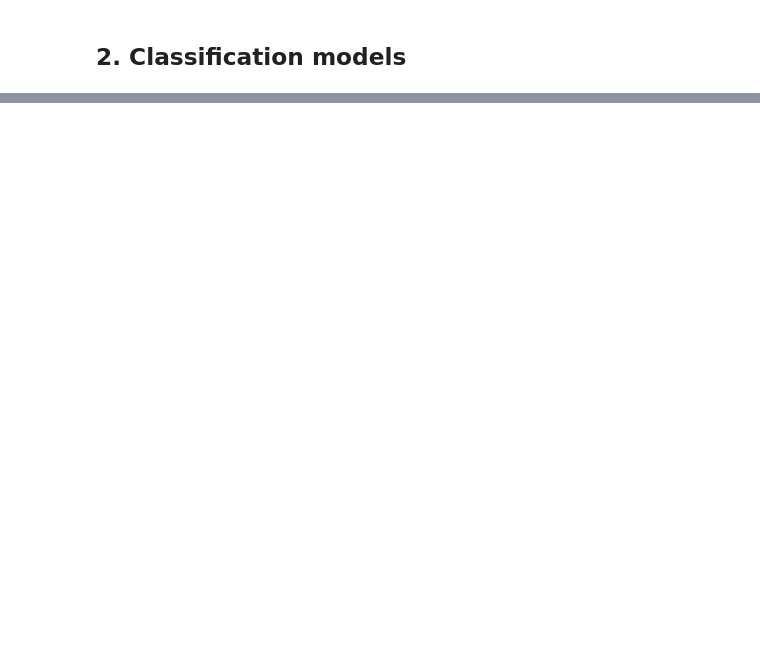
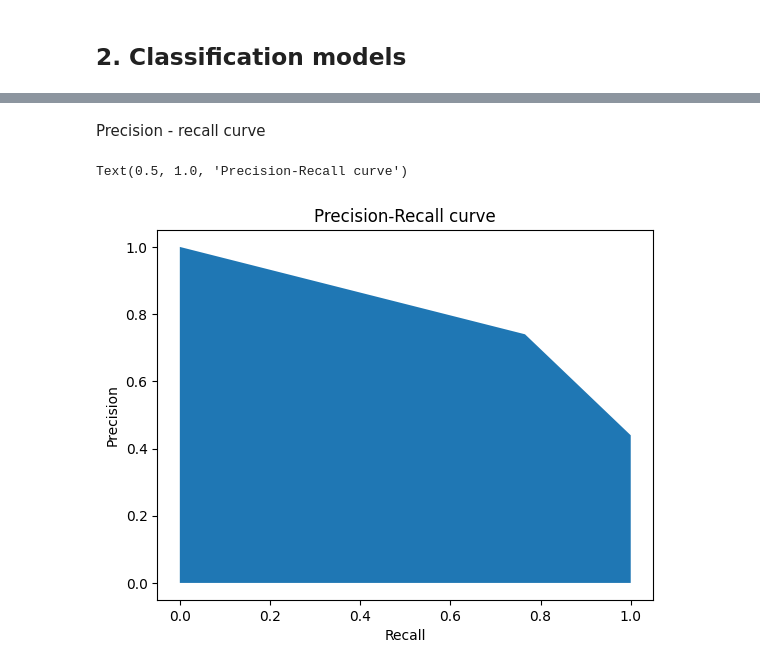
Before and after one commit to wpartycja/advanced-machine-learining, a Jupyter notebook: 03-evaulation-methods/evaluation.ipynb, the cells around one changed output, grey strips where cells are left out. Drawn from its saved outputs; the diff is of its cells as text; code cells hidden in the pictures; blank space fills up the shorter version.

```diff
--- a/03-evaulation-methods/evaluation.ipynb
+++ b/03-evaulation-methods/evaluation.ipynb
@@ -70,0 +234,16 @@ calculate_classification_error(predictions, y_test)
+# %% [markdown]
+Precision - recall curve
+# %%
+from sklearn.metrics import precision_recall_curve
+
+
+precision, recall, thresholds = precision_recall_curve(
+    y_test, y_pred)
+
+plt.fill_between(recall, precision)
+plt.ylabel("Precision")
+plt.xlabel("Recall")
+plt.title("Precision-Recall curve")
+# %% [output]
+Text(0.5, 1.0, 'Precision-Recall curve')
+[figure, added]
```
Also changed, not shown: parts of 22 cells of this notebook.
